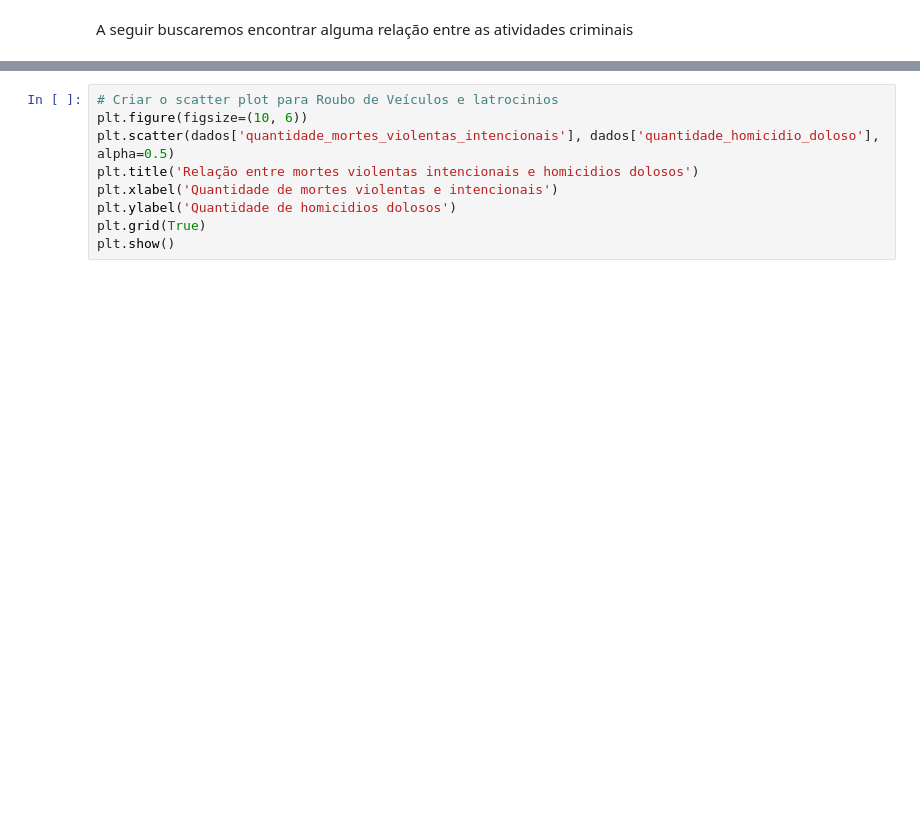
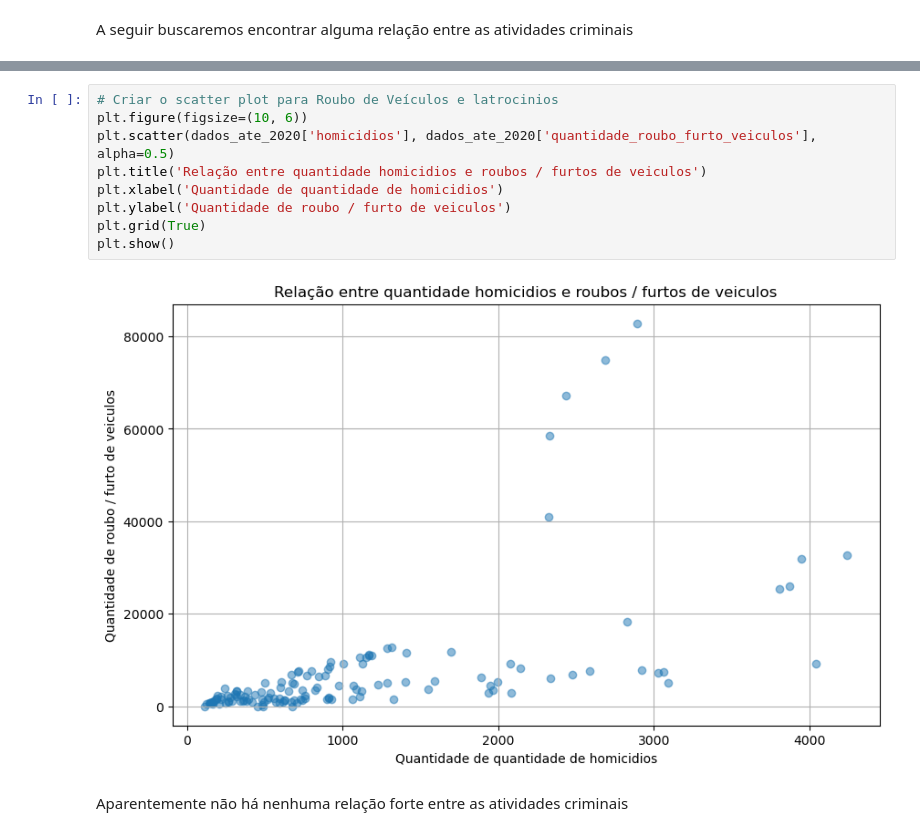
Before and after one commit to Iamiran1/Projeto-2---Ci-ncia-de-Dados, a Jupyter notebook: P2.ipynb, the cells around one changed output, grey strips where cells are left out. Drawn from its saved outputs; the diff is of its cells as text; blank space fills up the shorter version.

```diff
--- a/P2.ipynb
+++ b/P2.ipynb
@@ -346,9 +389,13 @@ plt.show()
 # %%
 # Criar o scatter plot para Roubo de Veículos e latrocinios
 plt.figure(figsize=(10, 6))
-plt.scatter(dados['quantidade_mortes_violentas_intencionais'], dados['quantidade_homicidio_doloso'], alpha=0.5)
-plt.title('Relação entre mortes violentas intencionais e homicidios dolosos')
-plt.xlabel('Quantidade de mortes violentas e intencionais')
-plt.ylabel('Quantidade de homicidios dolosos')
+plt.scatter(dados_ate_2020['homicidios'], dados_ate_2020['quantidade_roubo_furto_veiculos'], alpha=0.5)
+plt.title('Relação entre quantidade homicidios e roubos / furtos de veiculos')
+plt.xlabel('Quantidade de quantidade de homicidios')
+plt.ylabel('Quantidade de roubo / furto de veiculos')
 plt.grid(True)
 plt.show()
+# %% [output]
+[figure, added]
+# %% [markdown]
+Aparentemente não há nenhuma relação forte entre as atividades criminais
```
Also changed, not shown: parts of 5 cells of this notebook.
